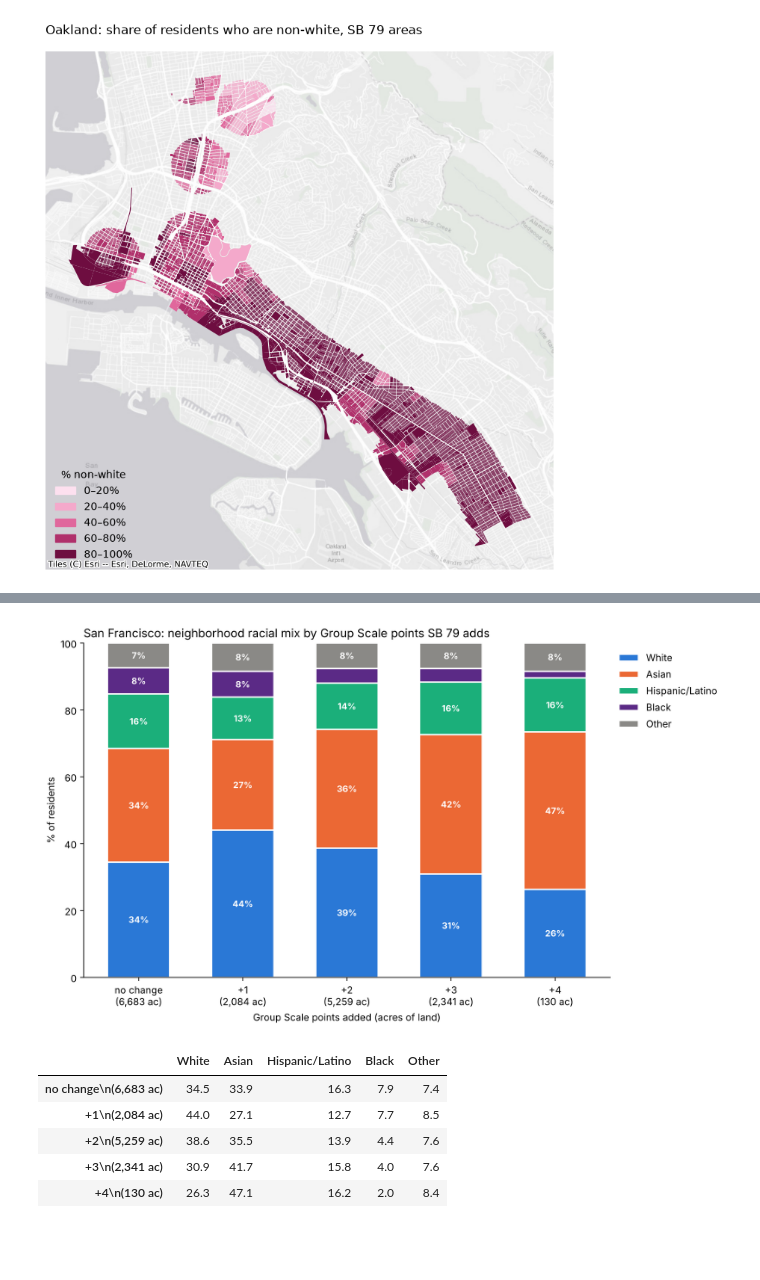
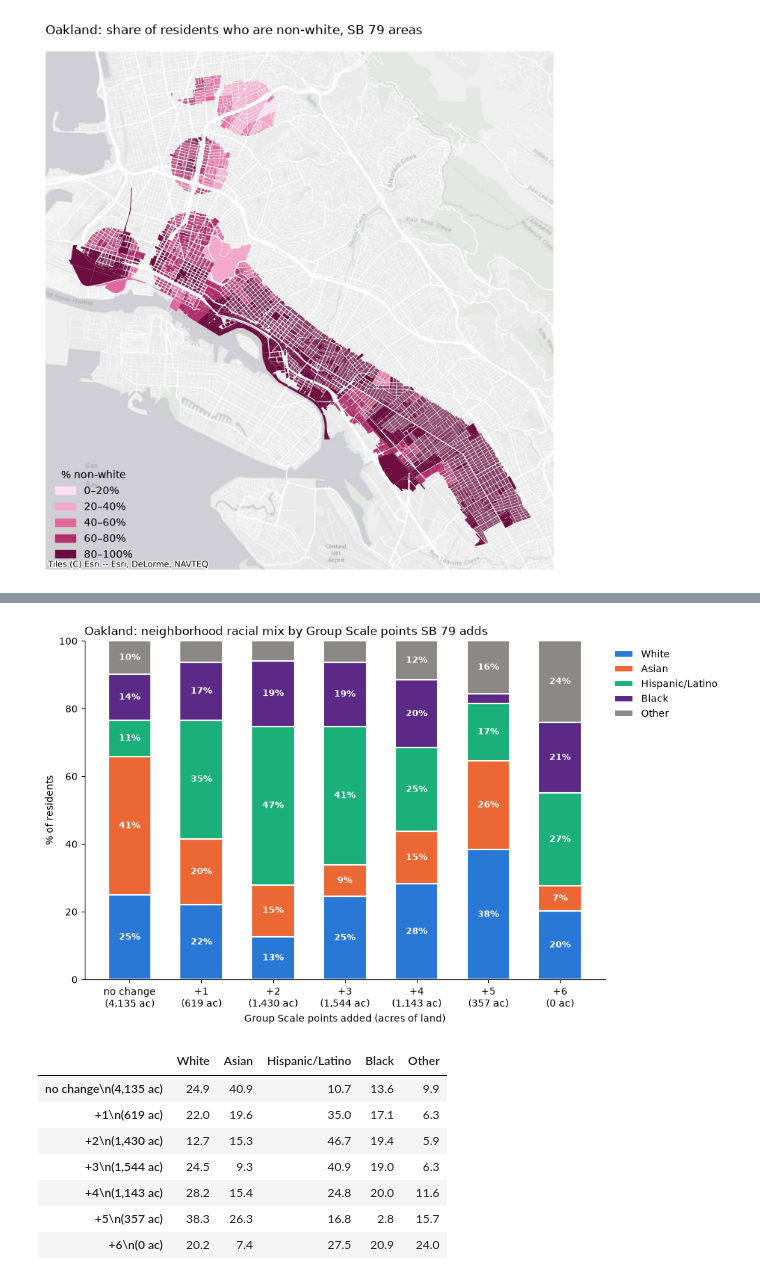
Before and after one commit to yonahg/CYPLAN101_SB79_Impact_Analysis, a Jupyter notebook: notebooks/oak_05_demographics.ipynb, the cells around one changed output, grey strips where cells are left out. Cells and saved outputs as stored; diff of their text form; code cells hidden in the pictures; blank space fills up the shorter version.

```diff
--- a/notebooks/oak_05_demographics.ipynb
+++ b/notebooks/oak_05_demographics.ipynb
@@ -118,7 +118,7 @@ add_basemap(ax)
 handles.append(Patch(color="#52514e", label="solid = majority (>50%)"))
 handles.append(Patch(color="#52514e", alpha=LIGHT, label="light = largest, under 50%"))
 ax.legend(handles=handles, title="Largest group", loc="lower left", bbox_to_anchor=(1, 0), frameon=False)
-ax.set_title("San Francisco: largest racial/ethnic group by block group, SB 79 areas", loc="left")
+ax.set_title("Oakland: largest racial/ethnic group by block group, SB 79 areas", loc="left")
 ax.set_axis_off()
 plt.savefig(vis_dir / "oak_majority_race_map.png", dpi=150, bbox_inches="tight")
 plt.show()
@@ -208,35 +188,37 @@ all_table.round(1)
 # %%
-g = oak[oak["pop_total"] > 0].dropna(subset=["scale_change"]).copy()
+g = oak[oak["pop_total"] > 0].dropna(subset=["net_scale_increase"]).copy()
 pop_cols = {"White": "pop_nh_white", "Asian": "pop_nh_asian", "Hispanic/Latino": "pop_hispanic",
             "Black": "pop_nh_black", "Other": "pop_other"}
 for grp, col in pop_cols.items():
     g[grp] = g[col] / g["pop_total"] * g["acres_geom"]     # share x acres
 
-totals = g.groupby("scale_change")[race_groups + ["acres_geom"]].sum()
+totals = g.groupby("net_scale_increase")[race_groups + ["acres_geom"]].sum()
 pts_table = totals[race_groups].div(totals[race_groups].sum(axis=1), axis=0) * 100
 
 # readable bar names like "+3 (2,341 ac)"
 new_names = []
 for pts in pts_table.index:
     acres = f"{totals.loc[pts, 'acres_geom']:,.0f}"
     if pts == 0:
         new_names.append("no change\n(" + acres + " ac)")
     else:
         new_names.append("+" + str(int(pts)) + "\n(" + acres + " ac)")
 pts_table.index = new_names
 
 fig, ax = plt.subplots(figsize=(10, 6))
-stacked_bars(ax, pts_table, "San Francisco: neighborhood racial mix by Group Scale points SB 79 adds")
+stacked_bars(ax, pts_table, "Oakland: neighborhood racial mix by Group Scale points SB 79 adds")
 ax.set_xlabel("Group Scale points added (acres of land)")
 plt.tight_layout()
-plt.savefig(vis_dir / "sf_race_by_points_added.png", dpi=150, bbox_inches="tight")
+plt.savefig(vis_dir / "oak_race_by_points_added.png", dpi=150, bbox_inches="tight")
 plt.show()
 pts_table.round(1)
 # %% [output]
-[figure, old version]
+[figure, new version]
 |  | White | Asian | Hispanic/Latino | Black | Other |
-| no change\n(6,683 ac) | 34.5 | 33.9 | 16.3 | 7.9 | 7.4 |
-| +1\n(2,084 ac) | 44.0 | 27.1 | 12.7 | 7.7 | 8.5 |
-| +2\n(5,259 ac) | 38.6 | 35.5 | 13.9 | 4.4 | 7.6 |
-| +3\n(2,341 ac) | 30.9 | 41.7 | 15.8 | 4.0 | 7.6 |
-| +4\n(130 ac) | 26.3 | 47.1 | 16.2 | 2.0 | 8.4 |
+| no change\n(4,135 ac) | 24.9 | 40.9 | 10.7 | 13.6 | 9.9 |
+| +1\n(619 ac) | 22.0 | 19.6 | 35.0 | 17.1 | 6.3 |
+| +2\n(1,430 ac) | 12.7 | 15.3 | 46.7 | 19.4 | 5.9 |
+| +3\n(1,544 ac) | 24.5 | 9.3 | 40.9 | 19.0 | 6.3 |
+| +4\n(1,143 ac) | 28.2 | 15.4 | 24.8 | 20.0 | 11.6 |
+| +5\n(357 ac) | 38.3 | 26.3 | 16.8 | 2.8 | 15.7 |
+| +6\n(0 ac) | 20.2 | 7.4 | 27.5 | 20.9 | 24.0 |
```
Also changed, not shown: parts of 4 cells of this notebook, 17 other files.
